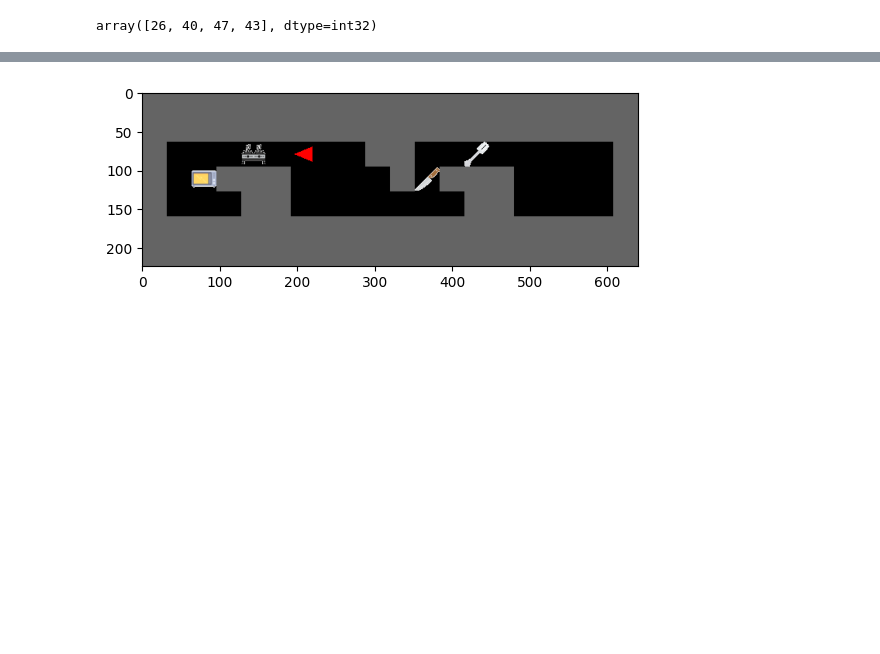
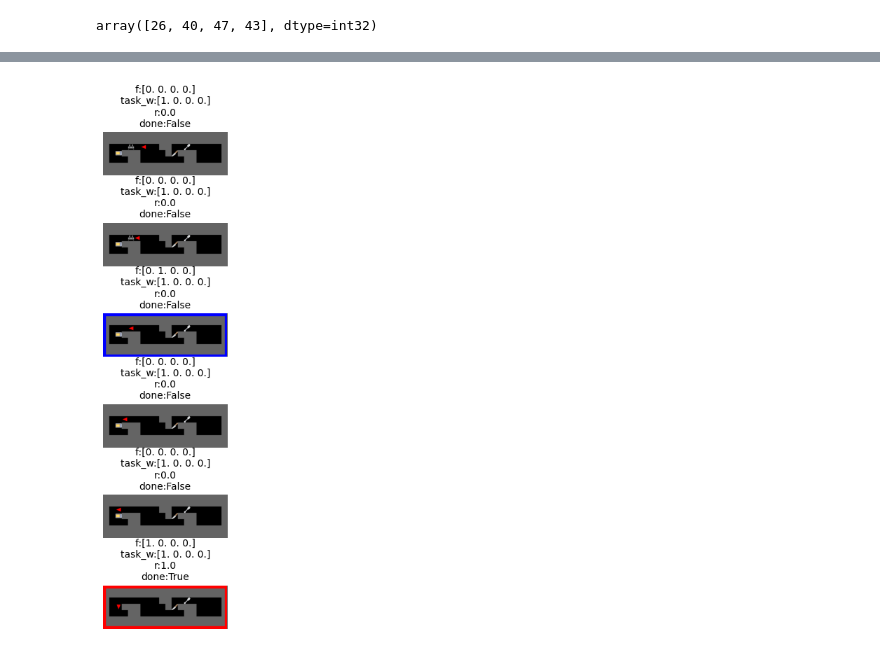
Before and after one commit to wcarvalho/preplay-AI, a Jupyter notebook: jaxmaze-test.ipynb, the cells around one changed output, grey strips where cells are left out. Cells and saved outputs as stored; diff of their text form; code cells hidden in the pictures; blank space fills up the shorter version.

```diff
--- a/jaxmaze-test.ipynb
+++ b/jaxmaze-test.ipynb
@@ -131,19 +133,73 @@ Array([0., 0., 0., 0.], dtype=float32)
 # %%
-# test that
-timestep = reset_timestep
+from matplotlib.patches import Rectangle
 
-for a in task_actions:
-  timestep = env.step(rng, timestep, a, env_params)
-  print("-" * 10)
-  print(
-    "features:",
-    timestep.observation.state_features,
-    "task_w:",
-    timestep.observation.task_w,
-    "| discount:",
-    timestep.discount,
-    "| reward:",
-    timestep.reward,
-  )
-  render_timestep(timestep)
+def visualize_trajectory(actions, env, env_params, rng, image_dict, scale=2/3):
+  """Visualize a trajectory through the environment.
+
+  Args:
+    initial_timestep: Starting timestep
+    actions: List of actions to take
+    env: The environment
+    env_params: Environment parameters
+    rng: Random key
+    image_dict: Dictionary of images for rendering
+    scale: Image scale factor (default 2/3)
+  """
+  # First pass: collect timesteps until termination
+  timesteps = []
+  initial_timestep = reset(rng, env_params)
+  timestep = initial_timestep
+  for a in actions:
+    rng, rng_ = jax.random.split(rng)
+    timestep = env.step(rng_, timestep, a, env_params)
+    timesteps.append(timestep)
+    if timestep.last():
+      break
+  print("is_train_task:", timestep.state.is_train_task)
+  n_steps = len(timesteps)
+  fig, axes = plt.subplots(n_steps, 1, figsize=(4 * scale, 2 * scale * n_steps))
+
+  if n_steps == 1:
+    axes = [axes]
+
+  for i, timestep in enumerate(timesteps):
+    image = renderer.create_image_from_grid(
+      timestep.state.grid,
+      timestep.state.agent_pos,
+      timestep.state.agent_dir,
+      image_dict,
+    )
+
+    ax = axes[i]
+    ax.imshow(image)
+    ax.axis("off")
+
+    # Build title
+    features = timestep.observation.state_features
+    task_w = timestep.observation.task_w
+    reward = float(timestep.reward)
+    discount = float(timestep.discount)
+
+    title = f"f:{features}\ntask_w:{task_w}\nr:{reward:.1f}\ndone:{discount == 0}"
+    ax.set_title(title, fontsize=10)
+
+    # Add colored border: red for reward, blue for nonzero features
+    has_reward = reward != 0
+    has_features = np.any(np.array(features) != 0)
+
+    if has_reward or has_features:
+      color = 'red' if has_reward else 'blue'
+      # Add rectangle border around the image
+      rect = Rectangle(
+        (0, 0), image.shape[1], image.shape[0],
+        linewidth=6, edgecolor=color, facecolor='none'
+      )
+      ax.add_patch(rect)
+
+  plt.tight_layout()
+  plt.show()
+
+
+# Example usage:
+visualize_trajectory(task_actions, env, train_params, rng, image_dict)
 # %% [output]
@@ -152 +207 @@ features: [0. 0. 0. 0.] task_w: [1. 0. 0. 0.] | discount: 1.0 | reward: 0.0
-[figure, old version]
+[figure, new version]
```
Also changed, not shown: parts of 8 cells of this notebook, 3 other files.
